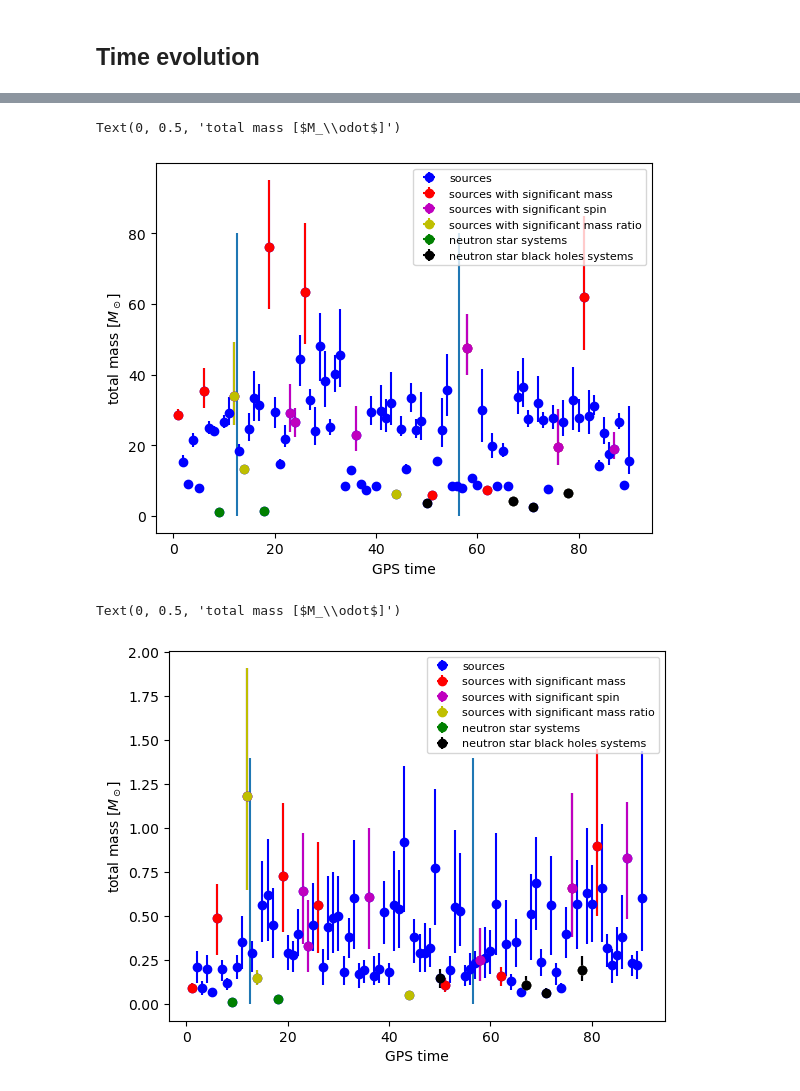
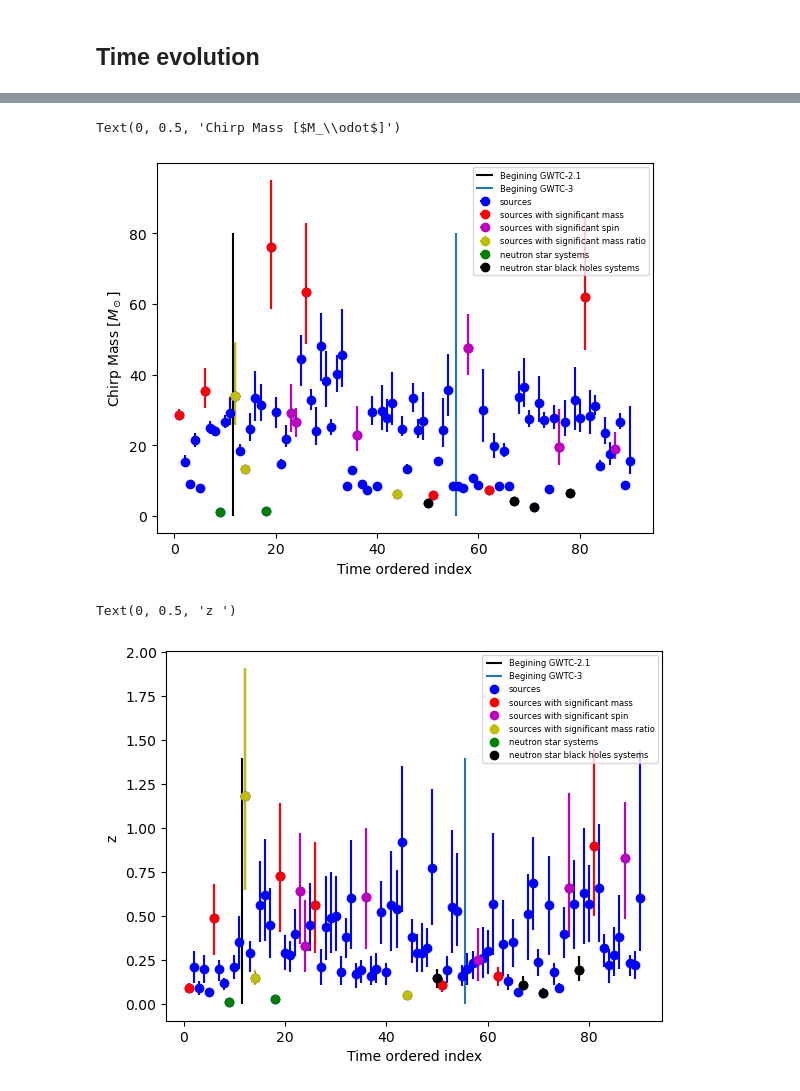
Before and after one commit to Sareva00/LIGO-project, a Jupyter notebook: properties.ipynb, the cells around one changed output, grey strips where cells are left out. Drawn from its saved outputs; the diff is of its cells as text; code cells hidden in the pictures.

```diff
--- a/properties.ipynb
+++ b/properties.ipynb
@@ -694,22 +698,24 @@ Text(0, 0.5, 'total mass [$M_\\odot$]')
 # %%
 graph("index", "chirp_mass", "err_index", "err_index", "chirp_mass_lw", "chirp_mass_up")
-plt.vlines(12.5, ymin=0,ymax=80)
-plt.vlines(56.5, ymin=0,ymax=80)
+plt.vlines(11.5, ymin=0,ymax=80,label= "Begining GWTC-2.1", color= "k")
+plt.vlines(55.5, ymin=0,ymax=80,label= "Begining GWTC-3")
+plt.legend(fontsize= 6 )
 
-plt.xlabel ('GPS time')
-plt.ylabel ('total mass [$M_\odot$]')
+plt.xlabel ('Time ordered index')
+plt.ylabel ('Chirp Mass [$M_\odot$]')
 # %% [output]
-Text(0, 0.5, 'total mass [$M_\\odot$]')
+Text(0, 0.5, 'Chirp Mass [$M_\\odot$]')
-[figure, old version]
+[figure, new version]
 # %%
 graph("index", "redshift", "err_index", "err_index", "redshift_lw", "redshift_up")
-plt.vlines(12.5, ymin=0,ymax=1.4)
-plt.vlines(56.5, ymin=0,ymax=1.4)
+plt.vlines(11.5, ymin=0,ymax=1.4,label= "Begining GWTC-2.1", color= "k")
+plt.vlines(55.5, ymin=0,ymax=1.4,label= "Begining GWTC-3")
+plt.legend(fontsize= 6 )
 
-plt.xlabel ('GPS time')
-plt.ylabel ('total mass [$M_\odot$]')
+plt.xlabel ('Time ordered index')
+plt.ylabel ('z ')
 # %% [output]
-Text(0, 0.5, 'total mass [$M_\\odot$]')
+Text(0, 0.5, 'z ')
-[figure, old version]
+[figure, new version]
 # %%
 graph("index", "chi_eff", "err_index", "err_index", "chi_eff_lw", "chi_eff_up")
```
Also changed, not shown: parts of 31 cells of this notebook.
